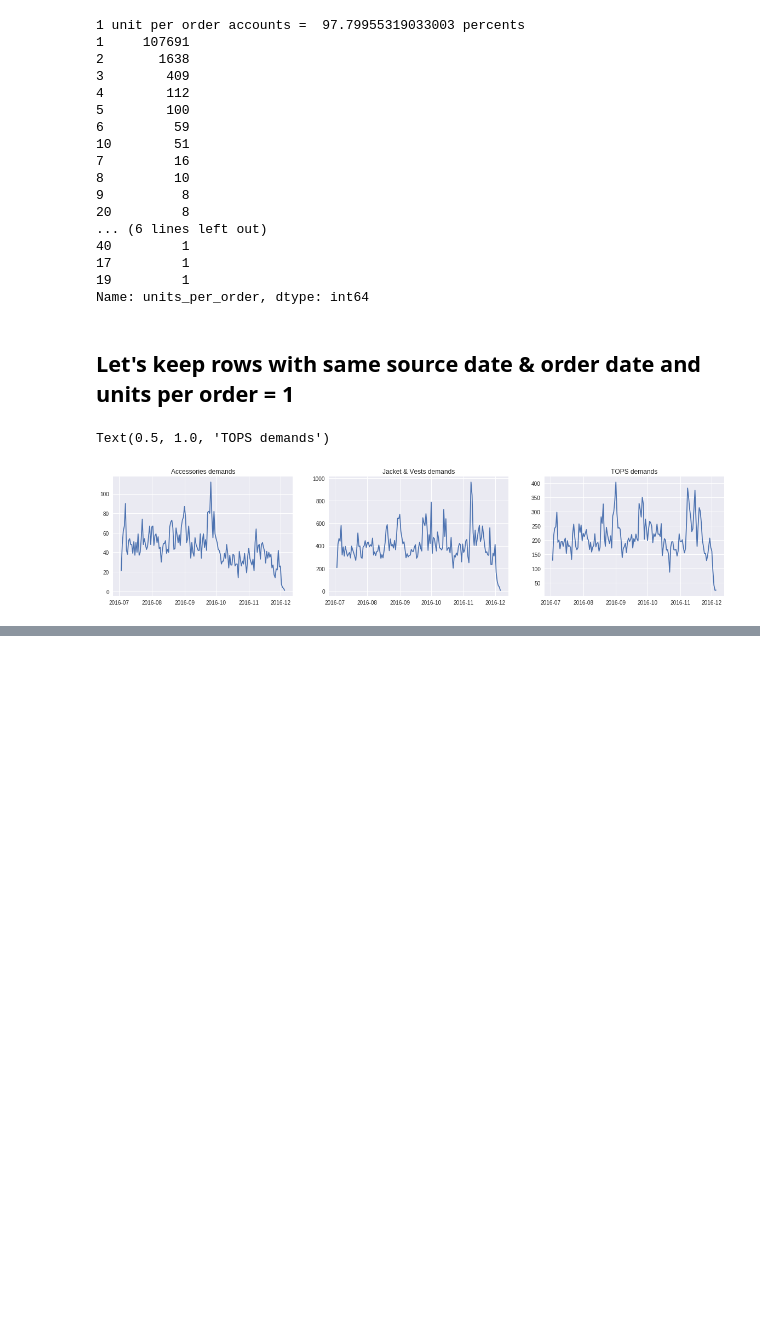
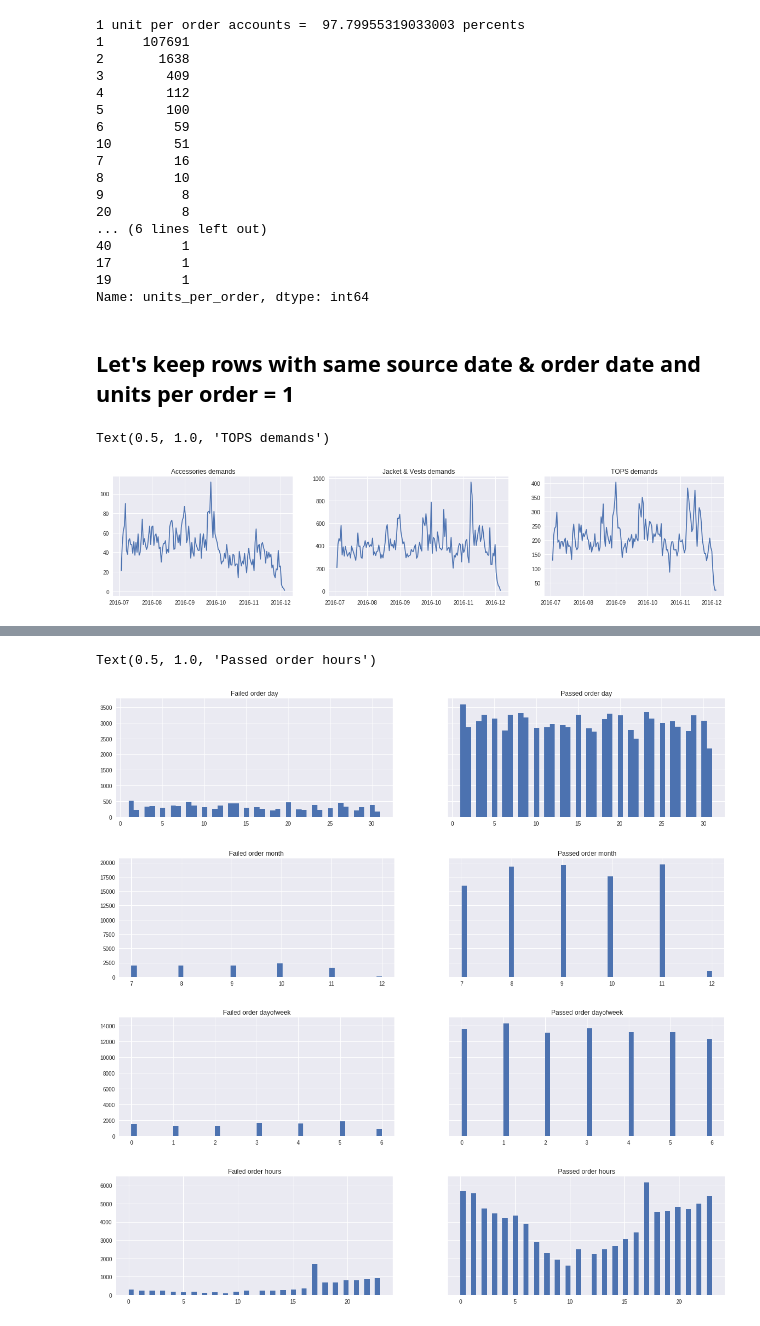
Before and after one commit to ghoshal7/Supply_Chain_Analytics, a Jupyter notebook: Supply_Chain_Notebook.ipynb, the cells around one changed output, grey strips where cells are left out. Saved outputs shown, nothing was run; the diff lists cells and outputs as text; code cells hidden in the pictures; blank space fills up the shorter version.

```diff
--- a/Supply_Chain_Notebook.ipynb
+++ b/Supply_Chain_Notebook.ipynb
@@ -339,0 +363,22 @@ Name: units_per_order, dtype: float64
+# %%
+f,(a,b) = plt.subplots(1,2,figsize = (20,4), sharey=True)
+a.hist(df2.datetime_ordered.apply(lambda datestrip: datestrip.day), bins = 48); a.set_title('Failed order day')
+b.hist(df1.datetime_ordered.apply(lambda datestrip: datestrip.day), bins = 48); b.set_title('Passed order day')
+
+f,(a,b) = plt.subplots(1,2,figsize = (20,4), sharey=True)
+a.hist(df2.datetime_ordered.apply(lambda datestrip: datestrip.month), bins = 48); a.set_title('Failed order month')
+b.hist(df1.datetime_ordered.apply(lambda datestrip: datestrip.month), bins = 48); b.set_title('Passed order month')
+
+f,(a,b) = plt.subplots(1,2,figsize = (20,4), sharey=True)
+a.hist(df2.datetime_ordered.apply(lambda datestrip: datestrip.dayofweek), bins = 48); a.set_title('Failed order dayofweek')
+b.hist(df1.datetime_ordered.apply(lambda datestrip: datestrip.dayofweek), bins = 48); b.set_title('Passed order dayofweek')
+
+f,(a,b) = plt.subplots(1,2,figsize = (20,4), sharey=True)
+a.hist(df2.datetime_ordered.apply(lambda datestrip: datestrip.hour), bins = 48); a.set_title('Failed order hours')
+b.hist(df1.datetime_ordered.apply(lambda datestrip: datestrip.hour), bins = 48); b.set_title('Passed order hours')
+# %% [output]
+Text(0.5, 1.0, 'Passed order hours')
+[figure, added]
+[figure, added]
+[figure, added]
+[figure, added]
```
Also changed, not shown: parts of 3 cells of this notebook.
